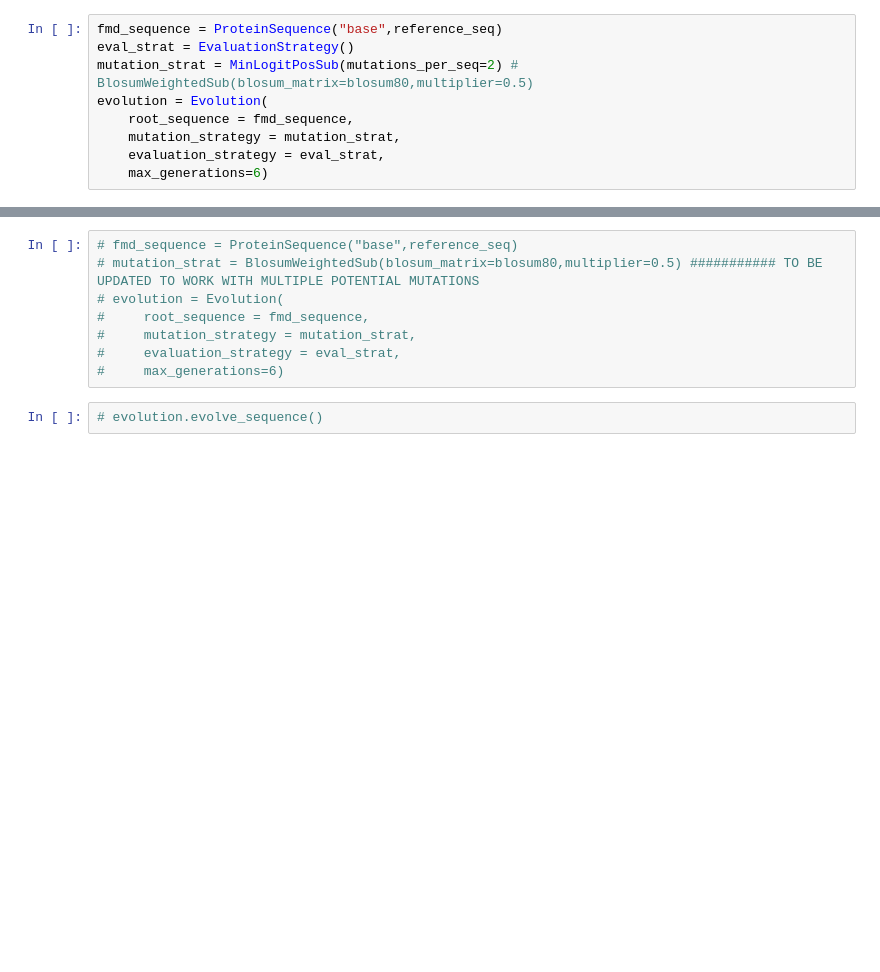
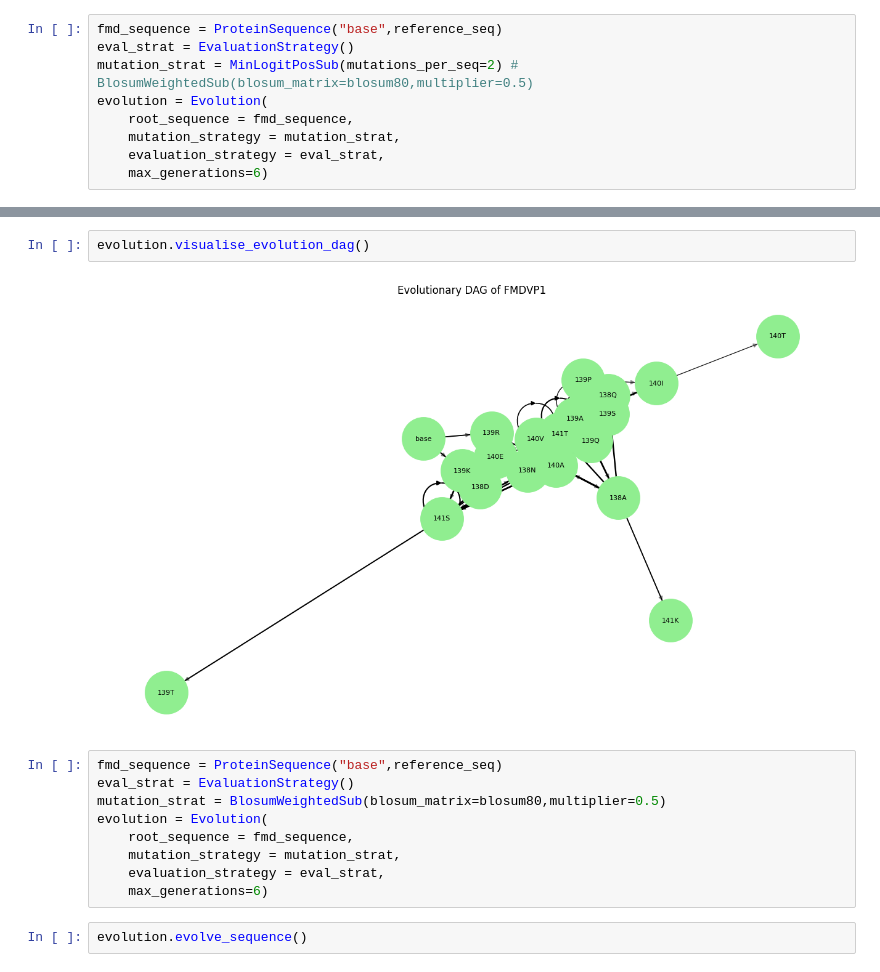
Before and after one commit to aubreyagub/esm2_for_fmdv, a Jupyter notebook: fmd_evolution/fmd.ipynb, the cells around one changed output, grey strips where cells are left out. Drawn from its saved outputs; the diff is of its cells as text; blank space fills up the shorter version.

Commit message:
fixed evolution bug which was using amino acid positions instead of sequence positons + added visualisation of DAG

```diff
--- a/fmd_evolution/fmd.ipynb
+++ b/fmd_evolution/fmd.ipynb
@@ -47,10 +29,15 @@ Mutation Score: 0.8162578344345093
+# %%
+evolution.visualise_evolution_dag()
+# %% [output]
+[figure, added]
 # %%
-# fmd_sequence = ProteinSequence("base",reference_seq)
-# mutation_strat = BlosumWeightedSub(blosum_matrix=blosum80,multiplier=0.5) ########### TO BE UPDATED TO WORK WITH MULTIPLE POTENTIAL MUTATIONS
-# evolution = Evolution(
-#     root_sequence = fmd_sequence,
-#     mutation_strategy = mutation_strat,
-#     evaluation_strategy = eval_strat,
-#     max_generations=6)
+fmd_sequence = ProteinSequence("base",reference_seq)
+eval_strat = EvaluationStrategy()
+mutation_strat = BlosumWeightedSub(blosum_matrix=blosum80,multiplier=0.5)
+evolution = Evolution(
+    root_sequence = fmd_sequence,
+    mutation_strategy = mutation_strat,
+    evaluation_strategy = eval_strat,
+    max_generations=6)
 # %%
-# evolution.evolve_sequence()
+evolution.evolve_sequence()
```
Also changed, not shown: parts of 2 cells of this notebook, 2 other files.
